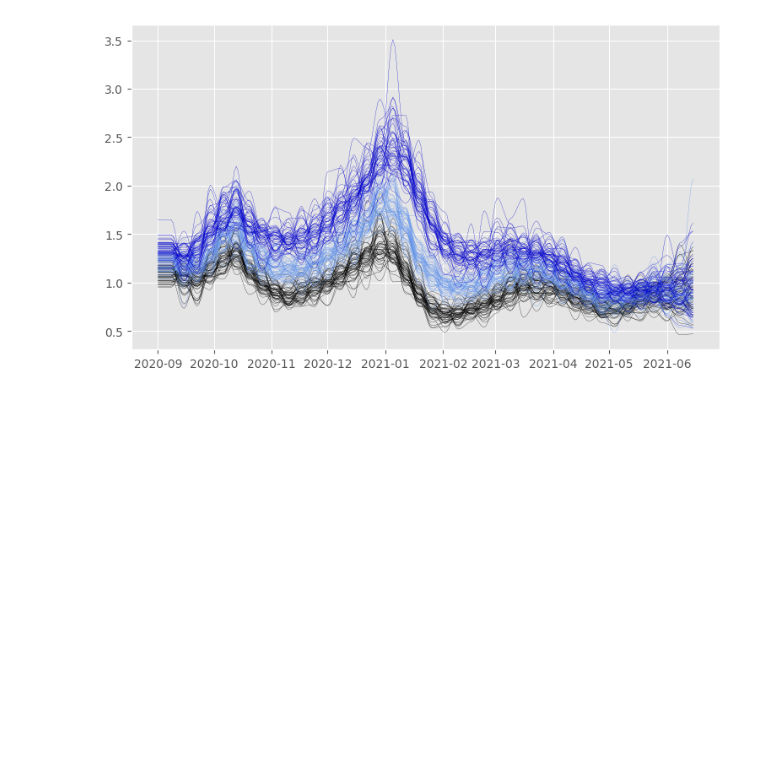
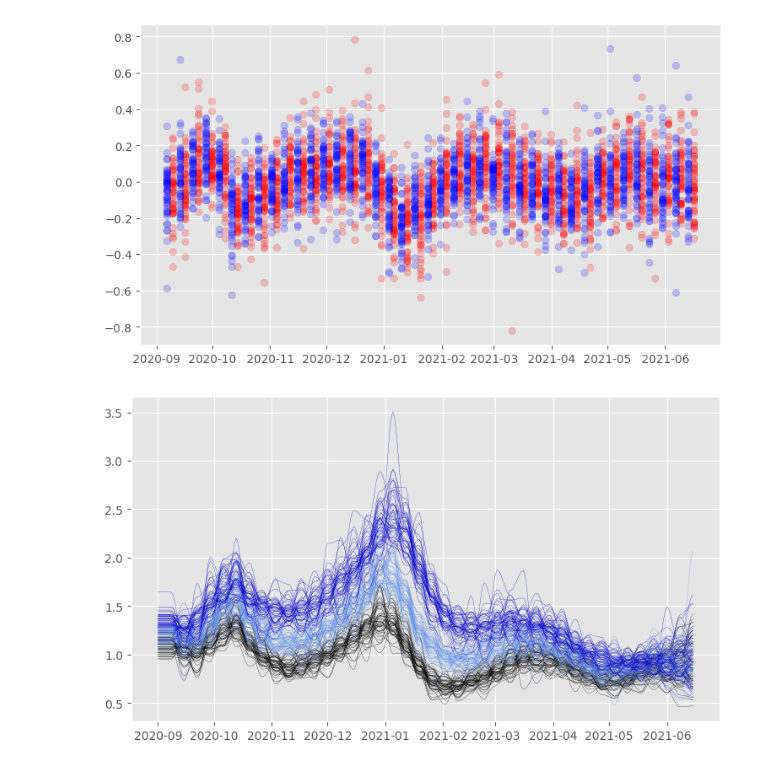
Before and after one commit to monash-emu/renewal, a Jupyter notebook: notebooks/12-compare-process-by-mob.ipynb, the cells around one changed output. Cells and saved outputs as stored; diff of their text form; code cells hidden in the pictures; blank space fills up the shorter version.

```diff
--- a/notebooks/12-compare-spaghetti-by-mob.ipynb
+++ b/notebooks/12-compare-process-by-mob.ipynb
@@ -5,6 +5,10 @@ country = "Spain"
 analysis_times = {
     "no_mob": "20250116_1321",
     "google_nonresi_linear": "20250116_1335",
-    "google_nonresi_square": "20250116_1344",
 }
+# %%
+updates = get_multianalysis_procvals(country, analysis_times)
+plot_updates_comparison(updates, analysis_times, ["red", "blue"], 1.5)
+# %% [output]
+[figure, added]
 # %%
```
Also changed, not shown: parts of 2 cells of this notebook, 2 other files.
